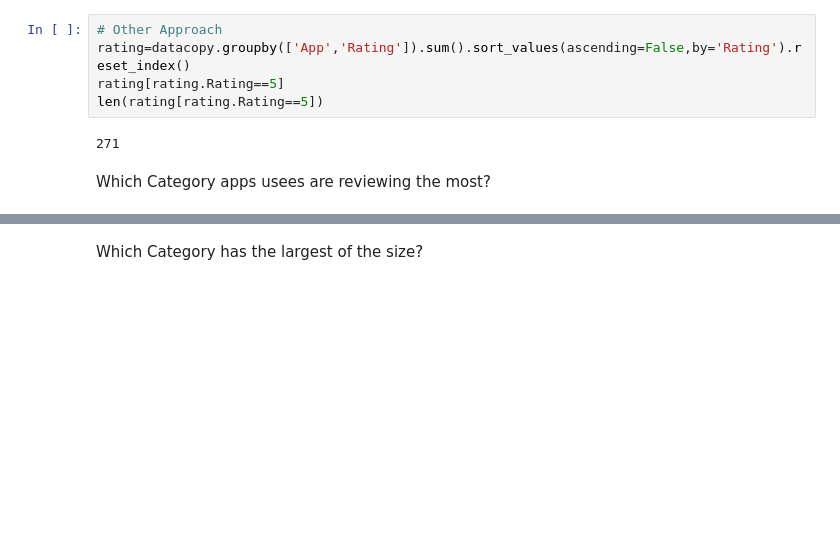
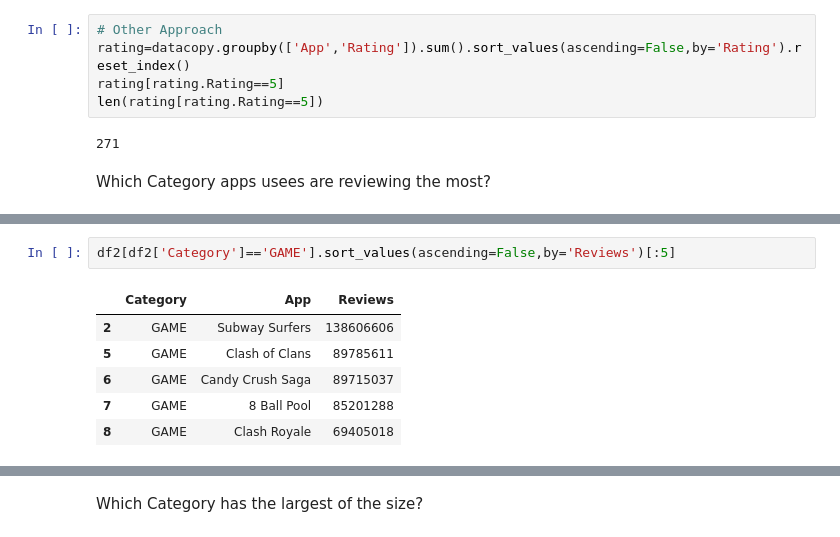
Before and after one commit to FairozAhmadSheikh/ML_bootcamp, a Jupyter notebook: Exploratory_DataAnalysis/Eda_Assignment.ipynb, the cells around one changed output, grey strips where cells are left out. Drawn from its saved outputs; the diff is of its cells as text; blank space fills up the shorter version.

```diff
--- a/Exploratory_DataAnalysis/Eda_Assignment.ipynb
+++ b/Exploratory_DataAnalysis/Eda_Assignment.ipynb
@@ -182,0 +214,9 @@ Which Category apps usees are reviewing the most?
+# %%
+df2[df2['Category']=='GAME'].sort_values(ascending=False,by='Reviews')[:5]
+# %% [output]
+|  | Category | App | Reviews |
+| 2 | GAME | Subway Surfers | 138606606 |
+| 5 | GAME | Clash of Clans | 89785611 |
+| 6 | GAME | Candy Crush Saga | 89715037 |
+| 7 | GAME | 8 Ball Pool | 85201288 |
+| 8 | GAME | Clash Royale | 69405018 |
```
Also changed, not shown: parts of 5 cells of this notebook.
